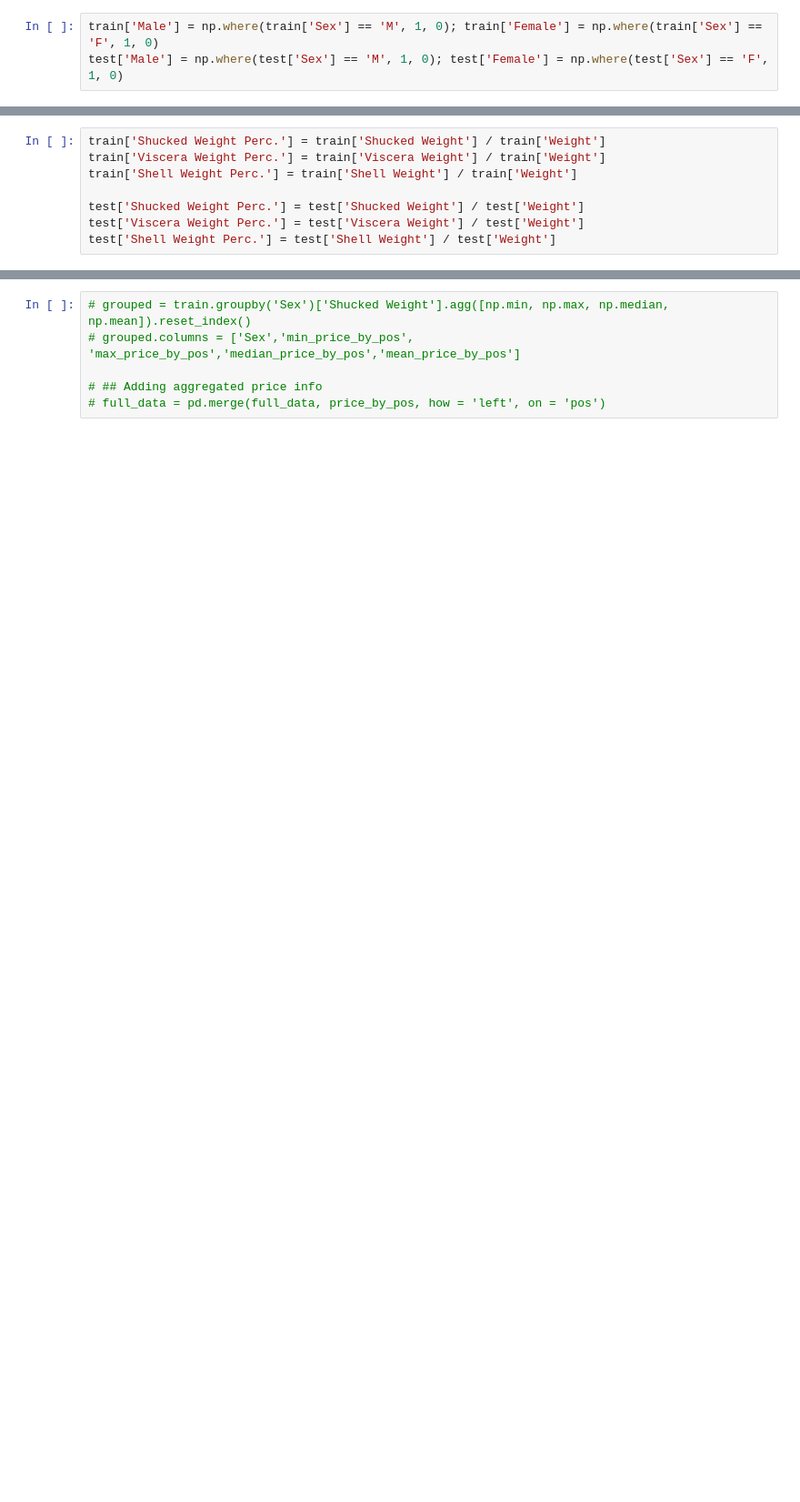
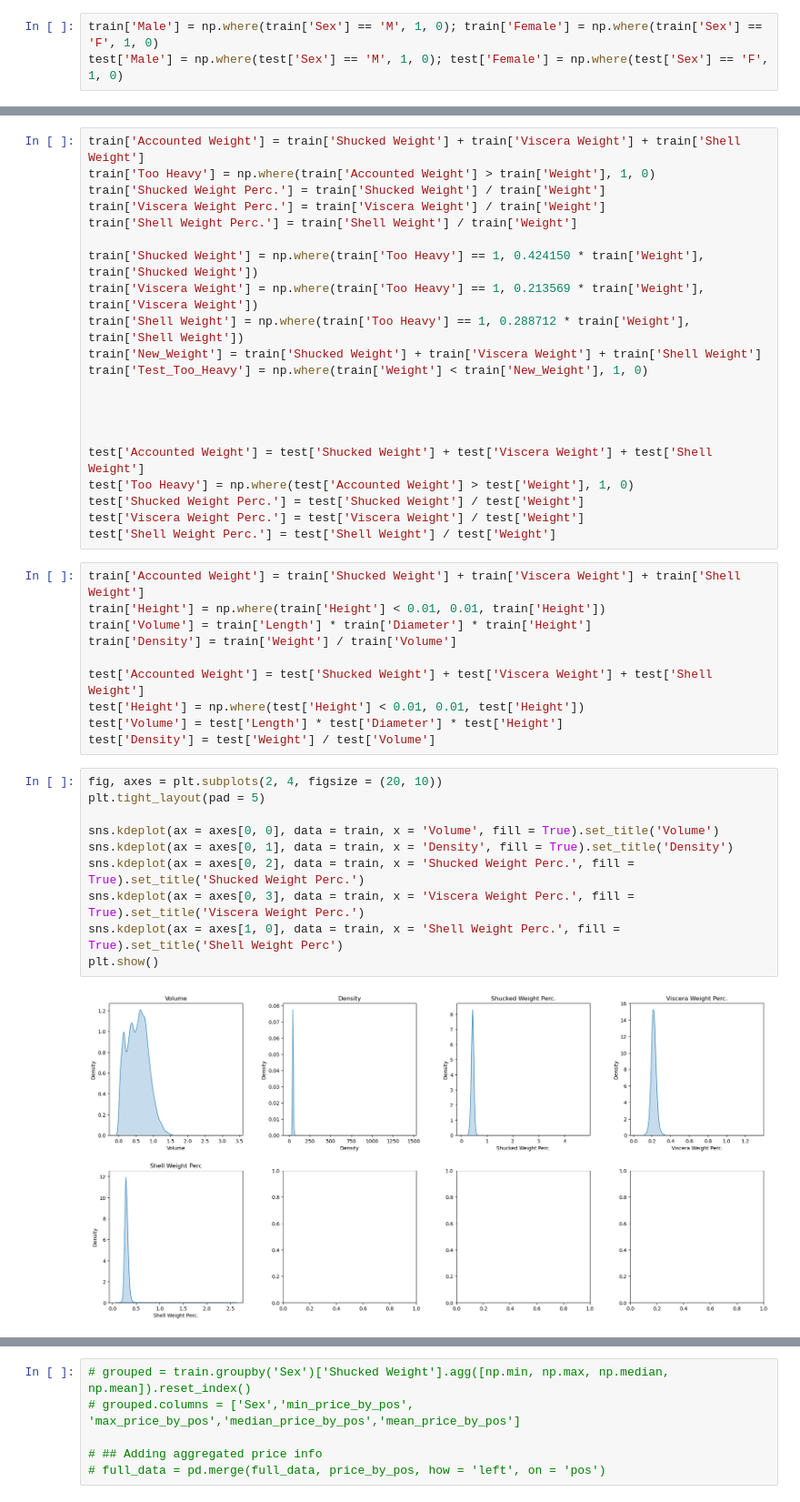
Before and after one commit to Evan-Callaghan/Kaggle, a Jupyter notebook: PlaygroundSeries/CrabAgePrediction/Untitled.ipynb, the cells around one changed output, grey strips where cells are left out. Shown at 91% size. Cells and saved outputs as stored; diff of their text form; blank space fills up the shorter version.

```diff
--- a/PlaygroundSeries/CrabAgePrediction/Untitled.ipynb
+++ b/PlaygroundSeries/CrabAgePrediction/Untitled.ipynb
@@ -114,8 +198,43 @@ test['Male'] = np.where(test['Sex'] == 'M', 1, 0); test['Female'] = np.where(tes
+# %%
+train['Accounted Weight'] = train['Shucked Weight'] + train['Viscera Weight'] + train['Shell Weight']
+train['Too Heavy'] = np.where(train['Accounted Weight'] > train['Weight'], 1, 0)
+train['Shucked Weight Perc.'] = train['Shucked Weight'] / train['Weight']
+train['Viscera Weight Perc.'] = train['Viscera Weight'] / train['Weight']
+train['Shell Weight Perc.'] = train['Shell Weight'] / train['Weight']
+
+train['Shucked Weight'] = np.where(train['Too Heavy'] == 1, 0.424150 * train['Weight'], train['Shucked Weight'])
+train['Viscera Weight'] = np.where(train['Too Heavy'] == 1, 0.213569 * train['Weight'], train['Viscera Weight'])
+train['Shell Weight'] = np.where(train['Too Heavy'] == 1, 0.288712 * train['Weight'], train['Shell Weight'])
+train['New_Weight'] = train['Shucked Weight'] + train['Viscera Weight'] + train['Shell Weight']
+train['Test_Too_Heavy'] = np.where(train['Weight'] < train['New_Weight'], 1, 0)
+
+
+
+
+test['Accounted Weight'] = test['Shucked Weight'] + test['Viscera Weight'] + test['Shell Weight']
+test['Too Heavy'] = np.where(test['Accounted Weight'] > test['Weight'], 1, 0)
+test['Shucked Weight Perc.'] = test['Shucked Weight'] / test['Weight']
+test['Viscera Weight Perc.'] = test['Viscera Weight'] / test['Weight']
+test['Shell Weight Perc.'] = test['Shell Weight'] / test['Weight']
 # %%
-train['Shucked Weight Perc.'] = train['Shucked Weight'] / train['Weight']
-train['Viscera Weight Perc.'] = train['Viscera Weight'] / train['Weight']
-train['Shell Weight Perc.'] = train['Shell Weight'] / train['Weight']
+train['Accounted Weight'] = train['Shucked Weight'] + train['Viscera Weight'] + train['Shell Weight']
+train['Height'] = np.where(train['Height'] < 0.01, 0.01, train['Height'])
+train['Volume'] = train['Length'] * train['Diameter'] * train['Height']
+train['Density'] = train['Weight'] / train['Volume']
 
-test['Shucked Weight Perc.'] = test['Shucked Weight'] / test['Weight']
-test['Viscera Weight Perc.'] = test['Viscera Weight'] / test['Weight']
-test['Shell Weight Perc.'] = test['Shell Weight'] / test['Weight']
+test['Accounted Weight'] = test['Shucked Weight'] + test['Viscera Weight'] + test['Shell Weight']
+test['Height'] = np.where(test['Height'] < 0.01, 0.01, test['Height'])
+test['Volume'] = test['Length'] * test['Diameter'] * test['Height']
+test['Density'] = test['Weight'] / test['Volume']
+# %%
+fig, axes = plt.subplots(2, 4, figsize = (20, 10))
+plt.tight_layout(pad = 5)
+
+sns.kdeplot(ax = axes[0, 0], data = train, x = 'Volume', fill = True).set_title('Volume')
+sns.kdeplot(ax = axes[0, 1], data = train, x = 'Density', fill = True).set_title('Density')
+sns.kdeplot(ax = axes[0, 2], data = train, x = 'Shucked Weight Perc.', fill = True).set_title('Shucked Weight Perc.')
+sns.kdeplot(ax = axes[0, 3], data = train, x = 'Viscera Weight Perc.', fill = True).set_title('Viscera Weight Perc.')
+sns.kdeplot(ax = axes[1, 0], data = train, x = 'Shell Weight Perc.', fill = True).set_title('Shell Weight Perc')
+plt.show()
+# %% [output]
+[figure, added]
```
Also changed, not shown: parts of 36 cells of this notebook, 1 other file.
